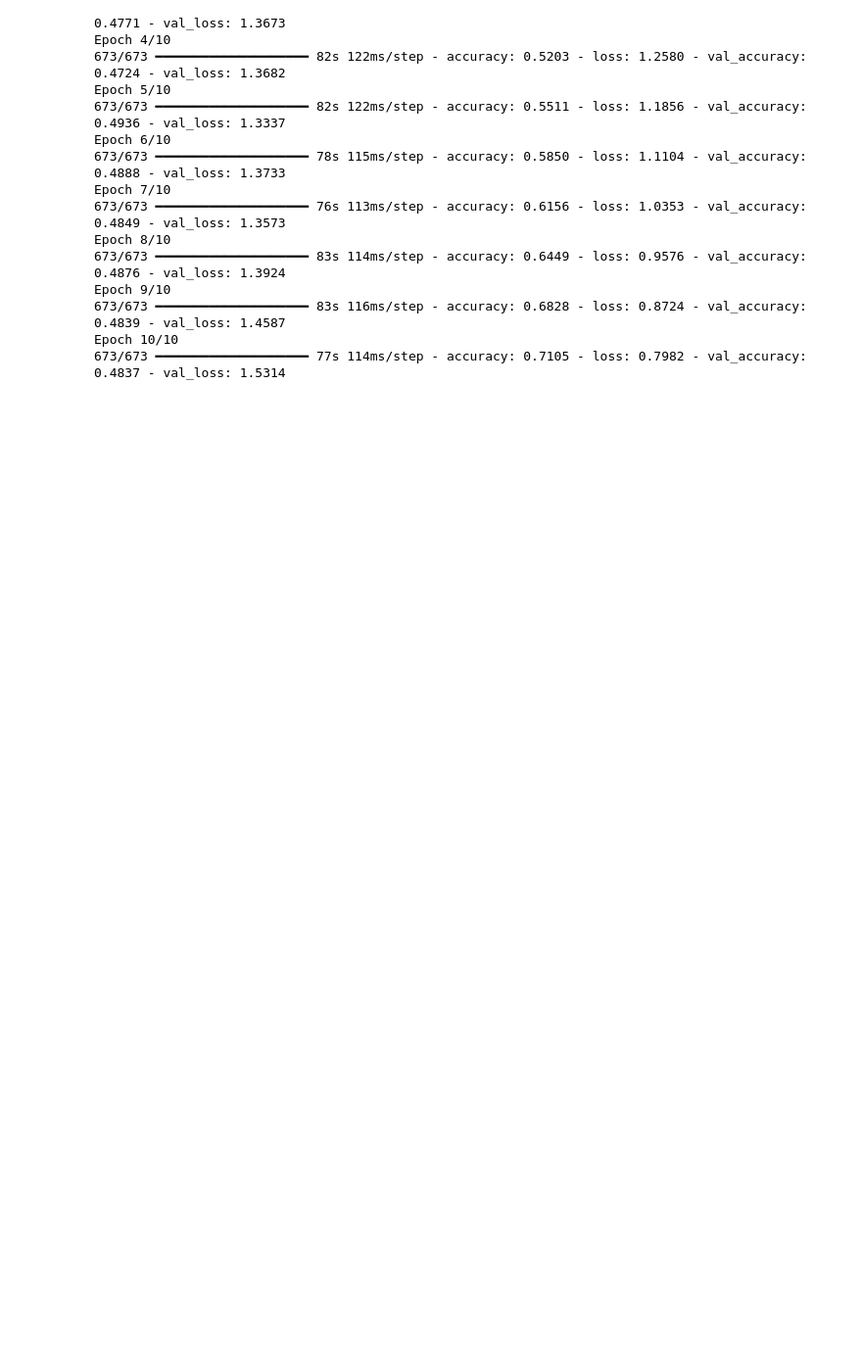
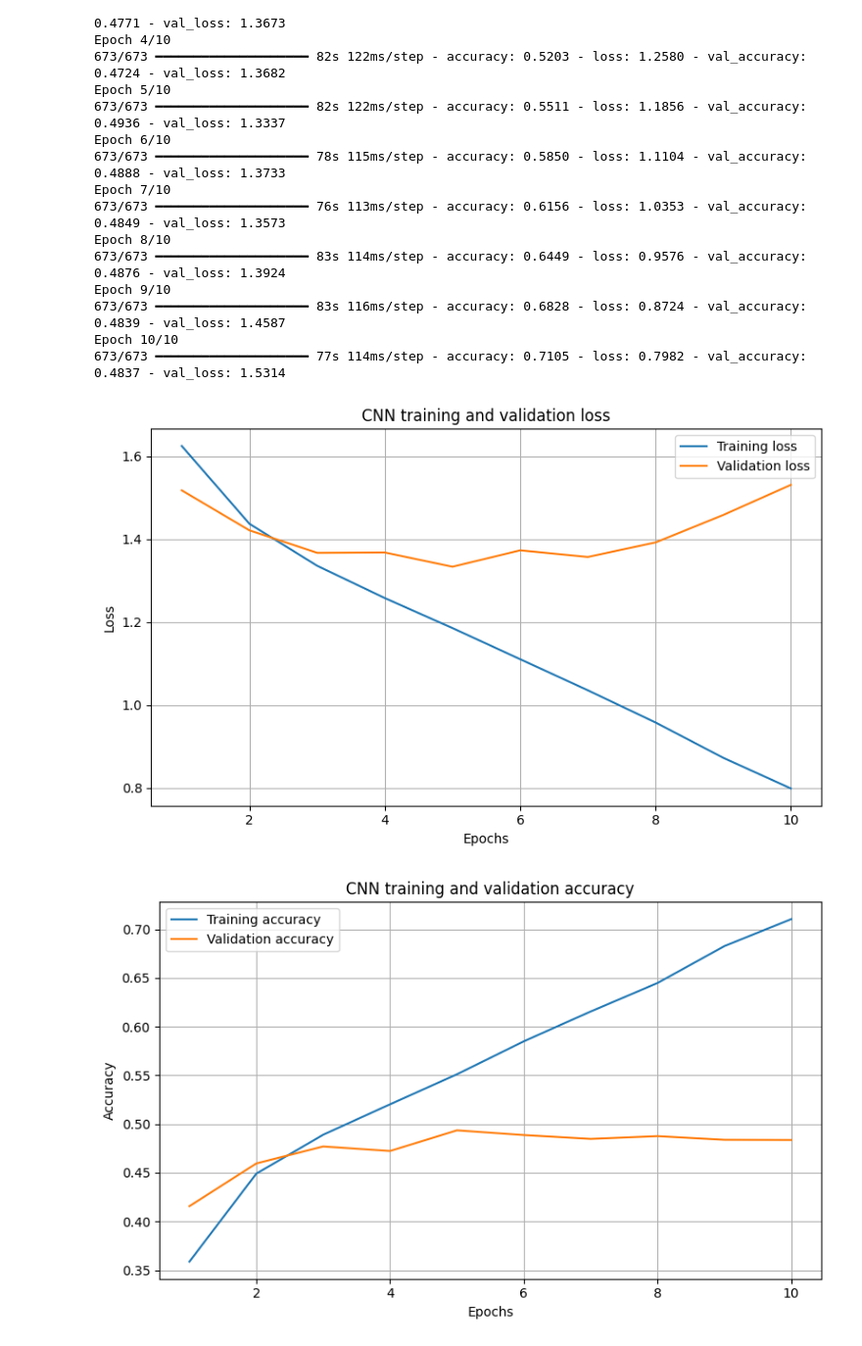
Before and after one commit to chtzortzi-alt/Tzortzi_Facial_Expressions, a Jupyter notebook: Tzortzi_Imaging_Dataset.ipynb, the cells around one changed output. Shown at 98% size. Saved outputs shown, nothing was run; the diff lists cells and outputs as text; code cells hidden in the pictures; blank space fills up the shorter version.

```diff
--- a/Tzortzi_Imaging_Dataset.ipynb
+++ b/Tzortzi_Imaging_Dataset.ipynb
@@ -1255,3 +1255,36 @@ Epoch 9/10
 673/673 ━━━━━━━━━━━━━━━━━━━━ 83s 116ms/step - accuracy: 0.6828 - loss: 0.8724 - val_accuracy: 0.4839 - val_loss: 1.4587
 Epoch 10/10
 673/673 ━━━━━━━━━━━━━━━━━━━━ 77s 114ms/step - accuracy: 0.7105 - loss: 0.7982 - val_accuracy: 0.4837 - val_loss: 1.5314
+# %%
+history = cnn_history.history
+
+epoch_numbers = range(1, len(history["loss"]) + 1)
+
+plt.figure(figsize=(8, 5))
+
+plt.plot(epoch_numbers, history["loss"], label="Training loss")
+plt.plot(epoch_numbers, history["val_loss"], label="Validation loss")
+
+plt.title("CNN training and validation loss")
+plt.xlabel("Epochs")
+plt.ylabel("Loss")
+plt.legend()
+plt.grid(True)
+plt.tight_layout()
+plt.show()
+
+plt.figure(figsize=(8, 5))
+
+plt.plot(epoch_numbers, history["accuracy"], label="Training accuracy")
+plt.plot(epoch_numbers, history["val_accuracy"], label="Validation accuracy")
+
+plt.title("CNN training and validation accuracy")
+plt.xlabel("Epochs")
+plt.ylabel("Accuracy")
+plt.legend()
+plt.grid(True)
+plt.tight_layout()
+plt.show()
+# %% [output]
+[figure, added]
+[figure, added]
```
Also changed, not shown: parts of 5 cells of this notebook.
